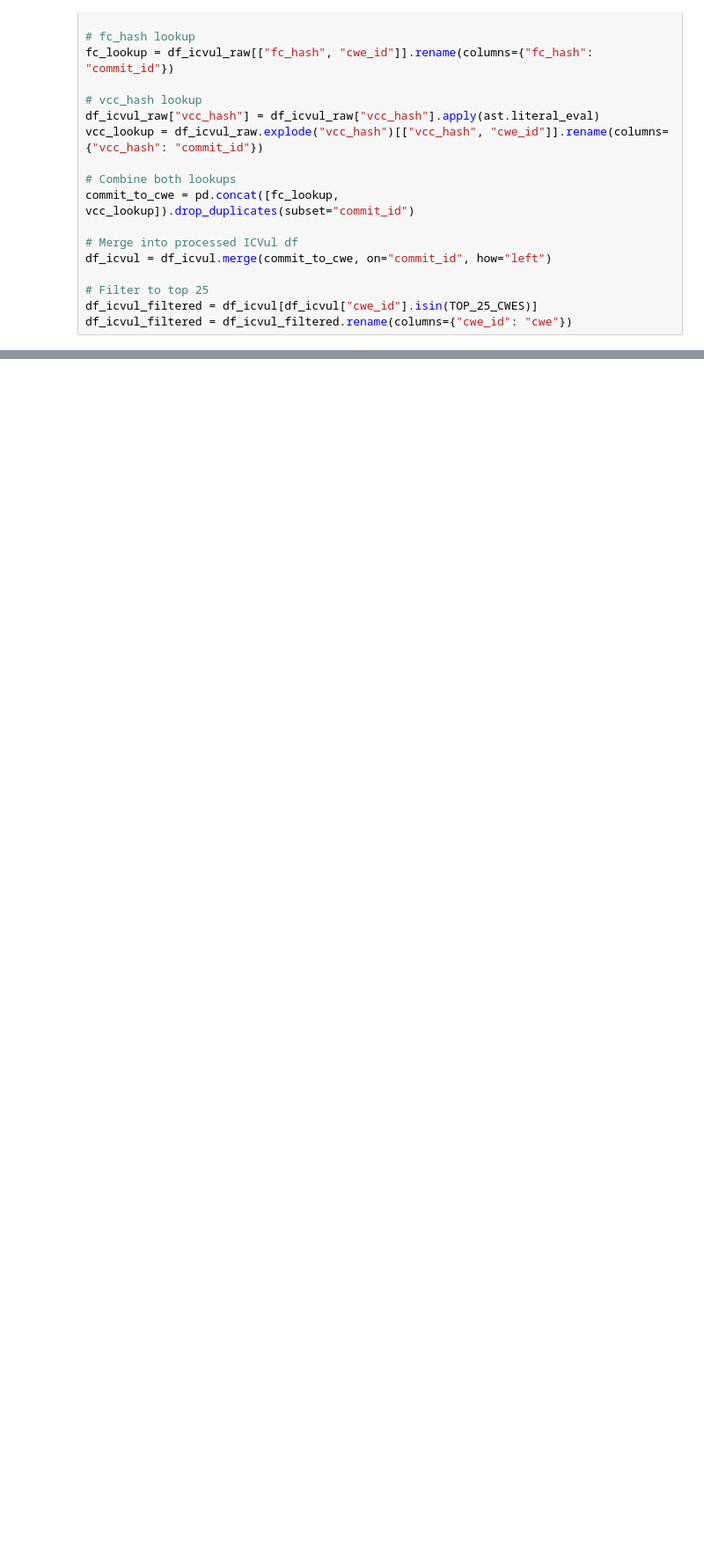
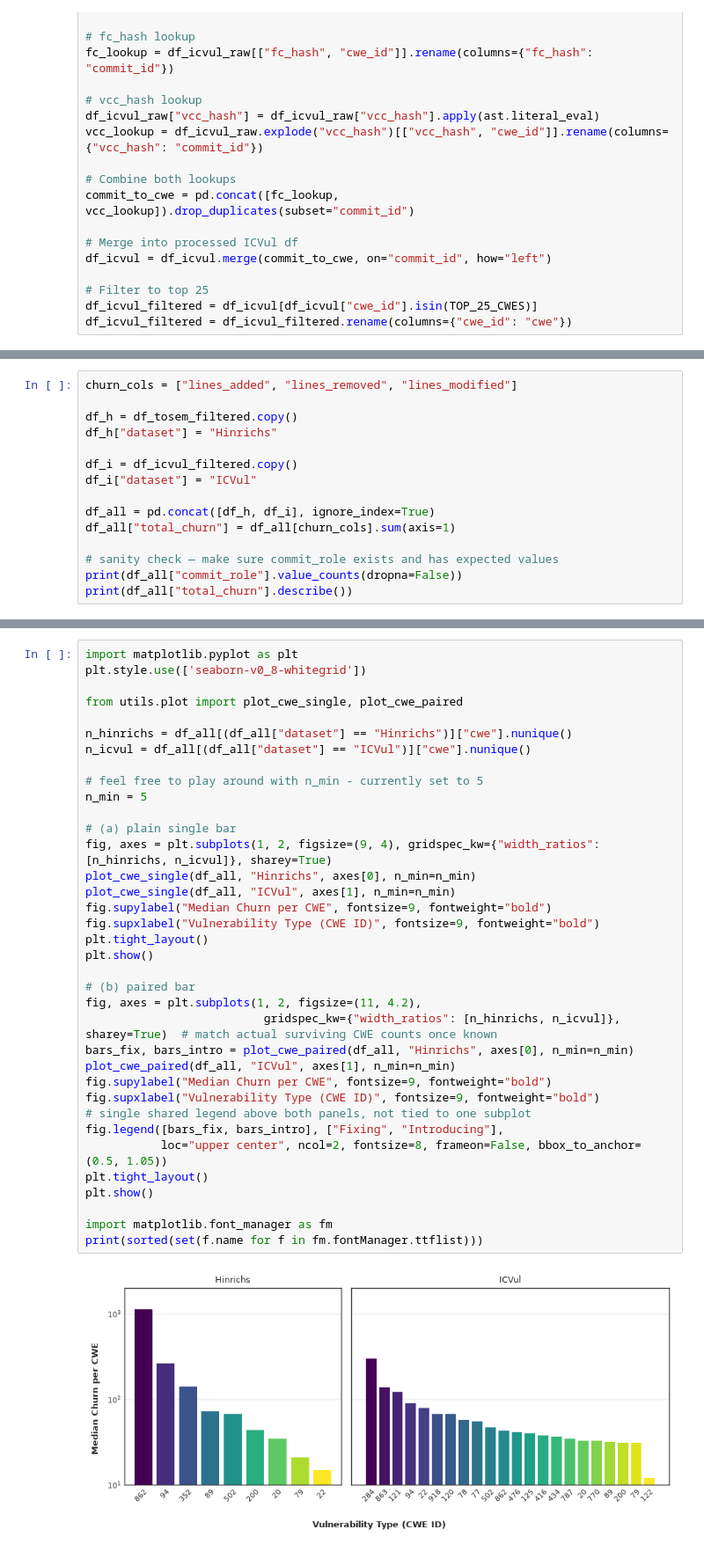
Before and after one commit to zaryanz/churn-bugs-vulns, a Jupyter notebook: notebooks/cwe_analysis_string_matching.ipynb, the cells around one changed output, grey strips where cells are left out. Shown at 88% size. Saved outputs shown, nothing was run; the diff lists cells and outputs as text; blank space fills up the shorter version.

Commit message:
feat: experimental cwe plots

```diff
--- a/notebooks/cwe_analysis_string_matching.ipynb
+++ b/notebooks/cwe_analysis_string_matching.ipynb
@@ -82,0 +83,15 @@ plot_cwe_median(df_icvul_filtered, "ICVul", "VIC")
+# %%
+churn_cols = ["lines_added", "lines_removed", "lines_modified"]
+
+df_h = df_tosem_filtered.copy()
+df_h["dataset"] = "Hinrichs"
+
+df_i = df_icvul_filtered.copy()
+df_i["dataset"] = "ICVul"
+
+df_all = pd.concat([df_h, df_i], ignore_index=True)
+df_all["total_churn"] = df_all[churn_cols].sum(axis=1)
+
+# sanity check — make sure commit_role exists and has expected values
+print(df_all["commit_role"].value_counts(dropna=False))
+print(df_all["total_churn"].describe())
@@ -82,0 +112,38 @@ plot_cwe_median(df_icvul_filtered, "ICVul", "VIC")
+# %%
+import matplotlib.pyplot as plt
+plt.style.use(['seaborn-v0_8-whitegrid'])
+
+from utils.plot import plot_cwe_single, plot_cwe_paired
+
+n_hinrichs = df_all[(df_all["dataset"] == "Hinrichs")]["cwe"].nunique()
+n_icvul = df_all[(df_all["dataset"] == "ICVul")]["cwe"].nunique()
+
+# feel free to play around with n_min - currently set to 5
+n_min = 5
+
+# (a) plain single bar
+fig, axes = plt.subplots(1, 2, figsize=(9, 4), gridspec_kw={"width_ratios": [n_hinrichs, n_icvul]}, sharey=True)
+plot_cwe_single(df_all, "Hinrichs", axes[0], n_min=n_min)
+plot_cwe_single(df_all, "ICVul", axes[1], n_min=n_min)
+fig.supylabel("Median Churn per CWE", fontsize=9, fontweight="bold")
+fig.supxlabel("Vulnerability Type (CWE ID)", fontsize=9, fontweight="bold")
+plt.tight_layout()
+plt.show()
+
+# (b) paired bar
+fig, axes = plt.subplots(1, 2, figsize=(11, 4.2),
+                          gridspec_kw={"width_ratios": [n_hinrichs, n_icvul]}, sharey=True)  # match actual surviving CWE counts once known
+bars_fix, bars_intro = plot_cwe_paired(df_all, "Hinrichs", axes[0], n_min=n_min)
+plot_cwe_paired(df_all, "ICVul", axes[1], n_min=n_min)
+fig.supylabel("Median Churn per CWE", fontsize=9, fontweight="bold")
+fig.supxlabel("Vulnerability Type (CWE ID)", fontsize=9, fontweight="bold")
+# single shared legend above both panels, not tied to one subplot
+fig.legend([bars_fix, bars_intro], ["Fixing", "Introducing"],
+           loc="upper center", ncol=2, fontsize=8, frameon=False, bbox_to_anchor=(0.5, 1.05))
+plt.tight_layout()
+plt.show()
+
+import matplotlib.font_manager as fm
+print(sorted(set(f.name for f in fm.fontManager.ttflist)))
+# %% [output]
+[figure, added]
```
Also changed, not shown: parts of 4 cells of this notebook, 1 other file.
